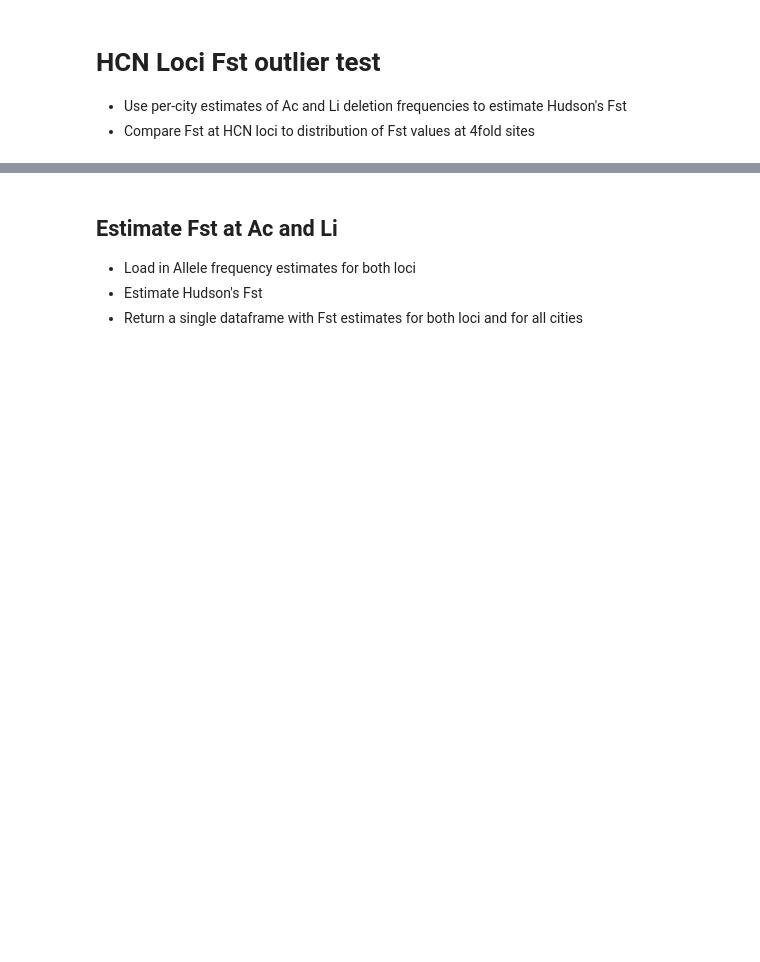
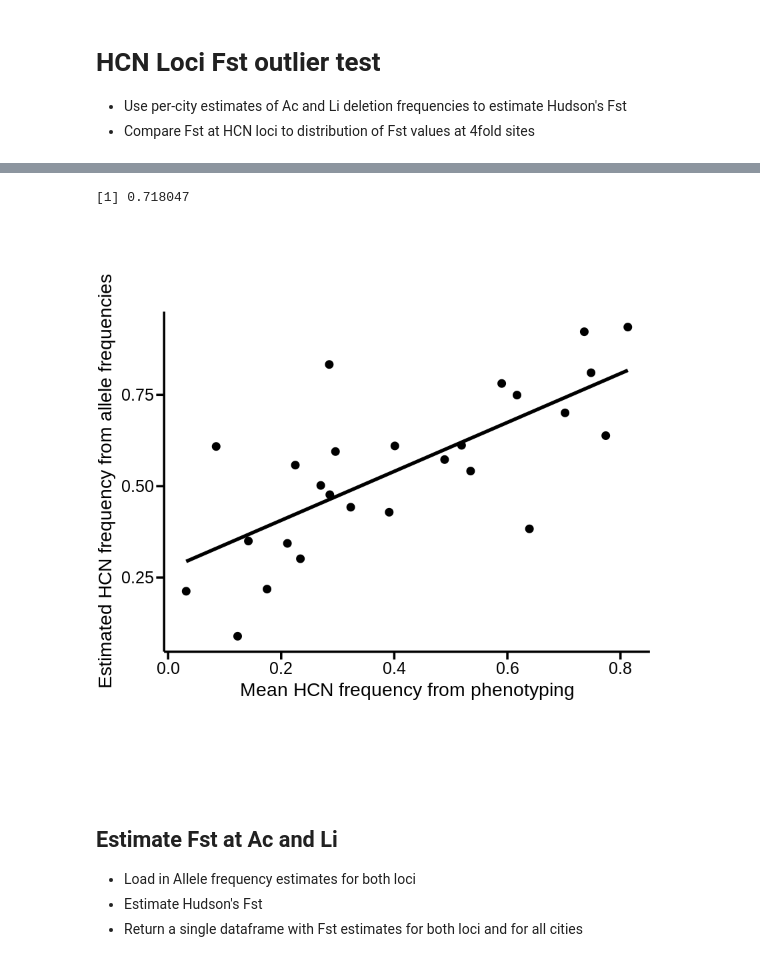
Before and after one commit to James-S-Santangelo/glue_pc, a Jupyter notebook: genomic-analyses/notebooks/hcn_loci.r.ipynb, the cells around one changed output, grey strips where cells are left out. Cells and saved outputs as stored; diff of their text form; code cells hidden in the pictures; blank space fills up the shorter version.

Commit message:
Updating Fst outlier loci analysis for HCN loci

```diff
--- a/genomic-analyses/notebooks/hcn_loci.r.ipynb
+++ b/genomic-analyses/notebooks/hcn_loci.r.ipynb
@@ -31,3 +123,27 @@ ng1 <- theme(aspect.ratio=0.7,panel.background = element_blank(),
+# %%
+# Load in genotype likelihoods for all samples at both loci
+ac_gls <- load_gls('../../../results/hcn_genotyping/ac_GLs.txt')
+li_gls <- load_gls('../../../results/hcn_genotyping/li_GLs.txt')
+# %%
+# Create dataframe with city-wide allele frequencies and HCN frequencies
+ac_freq_wholeCity <- estimate_p(ac_gls, by_site = FALSE) %>% mutate(locus = 'ac')
+li_freq_wholeCity <- estimate_p(li_gls, by_site = FALSE) %>% mutate(locus = 'li')
+all_freqs_wholeCity <- bind_rows(ac_freq_wholeCity, li_freq_wholeCity) %>%
+    pivot_wider(names_from = locus, values_from = p) %>%
+    left_join(., cyan, by = 'city') %>%
+    mutate(hcn_est = 1 - (ac^2 + li^2 - (ac^2 * li^2)))
+# %%
+# Plot mean HCN frequencies against frequencies estimated from genotype likelihoods.
+all_freqs_wholeCity %>%
+    ggplot(., aes(x = meanHCN, y = hcn_est)) +
+        geom_point(size = 3, color = 'black') +
+        geom_smooth(method = 'lm', se = FALSE, color = 'black', size = 1.5, formula = y ~ x) +
+        xlab('Mean HCN frequency from phenotyping') + ylab('Estimated HCN frequency from allele frequencies') +
+        ng1
+print(cor(all_freqs_wholeCity$meanHCN, all_freqs_wholeCity$hcn_est))
+# %% [output]
+[1] 0.718047
+[figure, added]
 # %% [markdown]
 ## Estimate Fst at Ac and Li
 
```
Also changed, not shown: parts of 25 cells of this notebook.
